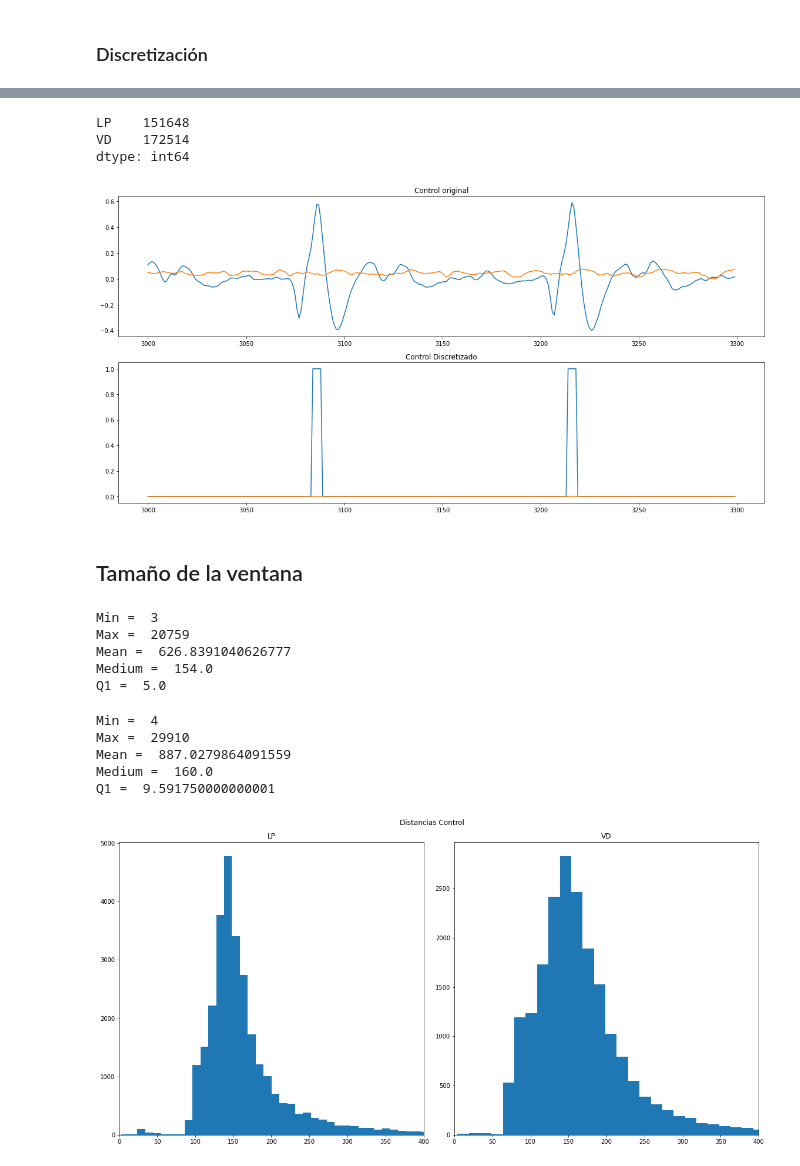
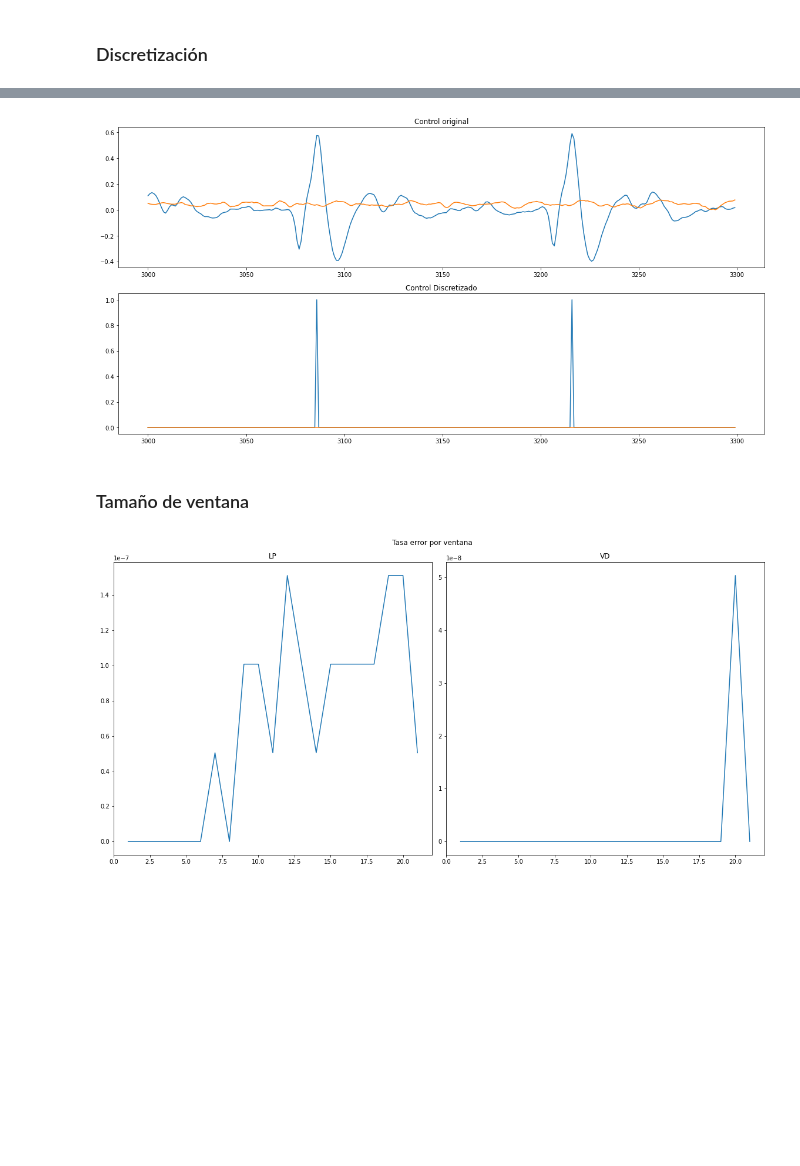
Before and after one commit to glorelvalle/mucd-mg, a Jupyter notebook: ti/analisis_datos.ipynb, the cells around one changed output, grey strips where cells are left out. Cells and saved outputs as stored; diff of their text form; code cells hidden in the pictures; blank space fills up the shorter version.

```diff
--- a/ti/analisis_datos.ipynb
+++ b/ti/analisis_datos.ipynb
@@ -136,0 +180,9 @@ plt.show()
+# %%
+# Eliminamos aquellos spikes que esten a una distancia menos que la distancia del quartil 0.00025
+q1_clp = np.quantile(clp_distances, 0.00025)
+clp_speaks, _ = find_peaks(trozoC.LP,height=threshold[0], distance=q1_clp)
+clp_distance = np.diff(clp_speaks)
+
+q1_cvd = np.quantile(cvd_distances, 0.00025)
+cvd_speaks, _ = find_peaks(trozoC.VD,height=threshold[0], distance=q1_cvd)
+cvd_distance = np.diff(cvd_speaks)
@@ -151,0 +208,5 @@ trozoC_d.head()
+# %%
+trozoC['LP_events'] = 0
+trozoC.LP_events[clp_speaks] = 1
+trozoC['VD_events'] = 0
+trozoC.VD_events[cvd_speaks] = 1
@@ -168,8 +246,0 @@ fig.tight_layout()
-# %%
-# Number of spikes detected
-n_spikes = trozoC_d.sum()
-n_spikes
-# %% [output]
-LP    151648
-VD    172514
-dtype: int64
@@ -193,12 +258,12 @@ ax1.plot(trozoC['VD'].iloc[i:f])
 ax1.set_title("Control original")
 
 
-ax2.plot(trozoC_d['LP'].iloc[i:f])
-ax2.plot(trozoC_d['VD'].iloc[i:f],'tab:orange')
+ax2.plot(trozoC['LP_events'].iloc[i:f])
+ax2.plot(trozoC['VD_events'].iloc[i:f],'tab:orange')
 ax2.set_title("Control Discretizado")
 
 fig.tight_layout()
 # %% [output]
-[figure, old version]
+[figure, new version]
 # %% [markdown]
-## Tamaño de la ventana
+### Tamaño de ventana
@@ -208,41 +270,26 @@ control_vd_distances = np.diff(vd_peaks)
-# %%
-print('Min = ', np.amin(control_lp_distances))
-print('Max = ',np.amax(control_lp_distances))
-print('Mean = ',np.mean(control_lp_distances))
-print('Medium = ',np.median(control_lp_distances))
-print('Q1 = ',np.quantile(control_lp_distances, 0.00025))
-# %% [output]
-Min =  3
-Max =  20759
-Mean =  626.8391040626777
-Medium =  154.0
-Q1 =  5.0
-# %%
-print('Min = ', np.amin(control_vd_distances))
-print('Max = ',np.amax(control_vd_distances))
-print('Mean = ',np.mean(control_vd_distances))
-print('Medium = ',np.median(control_vd_distances))
-print('Q1 = ',np.quantile(control_vd_distances, 0.00025))
-# %% [output]
-Min =  4
-Max =  29910
-Mean =  887.0279864091559
-Medium =  160.0
-Q1 =  9.591750000000001
+# %%
+def get_errors_rate(series, bin_sizes):
+    errors_rate = []
+    for bin_size in bin_sizes:
+        bins_spikes = view_as_windows(series,window_shape=bin_size, step=bin_size).sum(axis=1)
+        errors_rate.append((bins_spikes>1).sum()/len(series))
+    return np.array(errors_rate)
+# %%
+bin_sizes = range(1,22)
+clp_errors = get_errors_rate(np.array(trozoC.LP_events),bin_sizes)
+cvd_errors = get_errors_rate(np.array(trozoC.VD_events),bin_sizes)
 # %%
 fig, (ax1, ax2) = plt.subplots(1, 2)
 fig.set_size_inches(16, 8)
-fig.suptitle('Distancias Control')
+fig.suptitle('Tasa error por ventana')
 
-ax1.hist(control_lp_distances,bins=2000)
-ax1.set_xlim((0, 400))
+ax1.plot(bin_sizes,clp_errors)
 ax1.set_title("LP")
 
+ax2.plot(bin_sizes,cvd_errors)
+ax2.set_title("VD")
 
-ax2.hist(control_vd_distances,bins=2000)
-ax2.set_title("VD")
-ax2.set_xlim((0, 400))
 
 fig.tight_layout()
 # %% [output]
-[figure, old version]
+[figure, new version]
```
Also changed, not shown: parts of 28 cells of this notebook.
